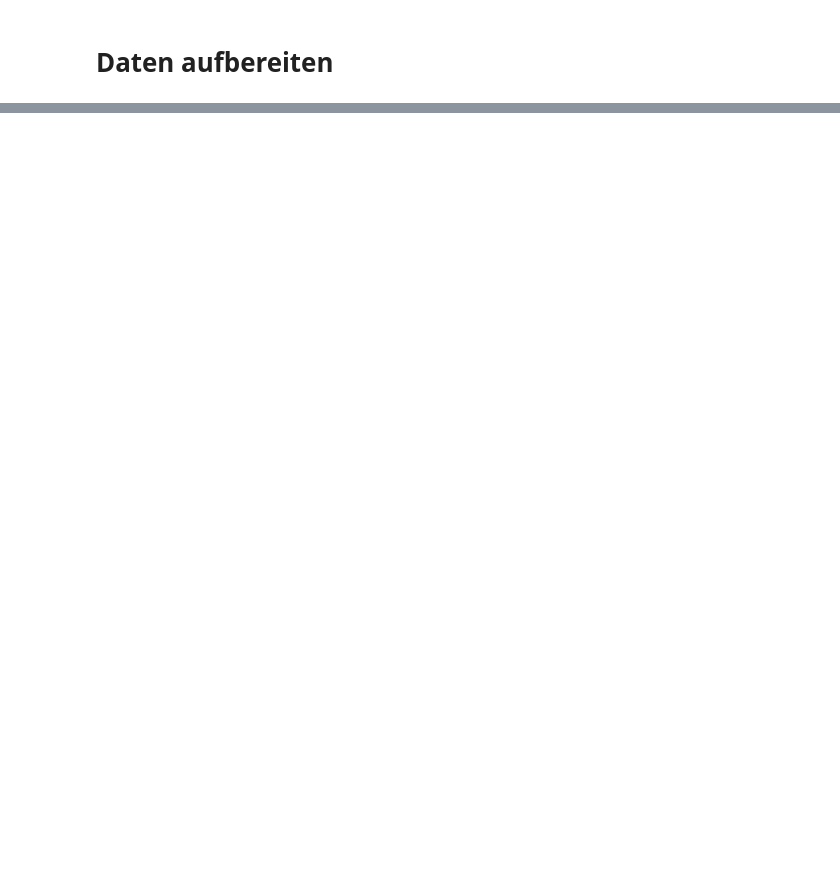
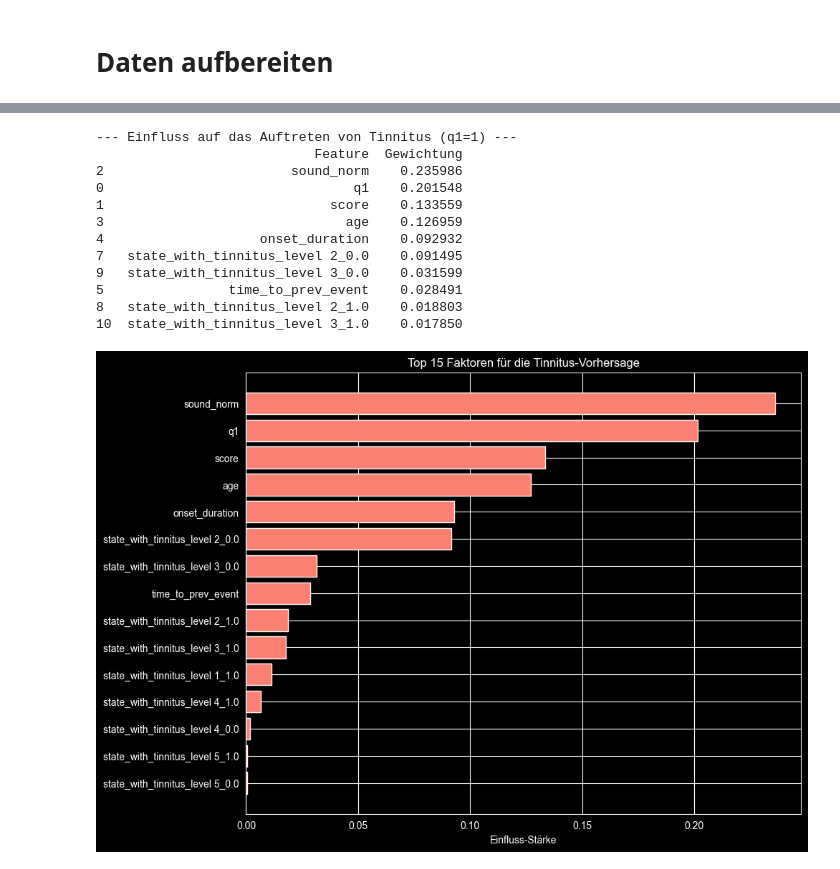
Before and after one commit to berielias-cpu/MasterArbeit, a Jupyter notebook: Masterarbeit/01_EDA_V2.1.ipynb, the cells around one changed output, grey strips where cells are left out. Saved outputs shown, nothing was run; the diff lists cells and outputs as text; code cells hidden in the pictures; blank space fills up the shorter version.

```diff
--- a/Masterarbeit/01_EDA_V2.1.ipynb
+++ b/Masterarbeit/01_EDA_V2.1.ipynb
@@ -424,0 +666,78 @@ pm4py.write_xes(log, '/Users/elias/Desktop/Uni/4. Semester : Masterarbeit/2026-0
+# %%
+'''
+# --> State_with_tinnitus hat deutlich weniger einfluss als score allein.
+
+# --- Klassifikations-Analyse: Was beeinflusst das Tinnitus-Auftreten (next_q1)? ---
+
+# 1. Daten vorbereiten
+df['next_q1'] = df.groupby('user_id')['q1'].shift(-1)
+
+# Features festlegen
+features_clf = ["q1", "score", "state_with_tinnitus", "sound_norm", "age", "onset_duration", "time_to_prev_event"]
+target_clf = "next_q1"
+
+# Daten bereinigen
+df_clf = df[features_clf + [target_clf]].dropna()
+
+# 2. DER ENTSCHEIDENDE SCHRITT: One-Hot-Encoding für den String "state_with_tinnitus"
+# Das wandelt "level 1_0.0" etc. in Spalten mit 0 und 1 um
+X_raw = df_clf[features_clf]
+X_clf = pd.get_dummies(X_raw, columns=["state_with_tinnitus"], drop_first=True)
+
+y_clf = df_clf[target_clf].astype(int)
+
+# 3. Random Forest Classifier trainieren
+clf = RandomForestClassifier(n_estimators=100, random_state=42)
+clf.fit(X_clf, y_clf)
+
+# 4. Einflussfaktoren (Feature Importance)
+# Da X_clf jetzt mehr Spalten hat (durch dummies), nehmen wir X_clf.columns
+importances_clf = pd.DataFrame({
+    "Feature": X_clf.columns,
+    "Gewichtung": clf.feature_importances_
+}).sort_values(by="Gewichtung", ascending=False)
+
+print("\n--- Einfluss auf das Auftreten von Tinnitus (q1=1) ---")
+print(importances_clf.head(10)) # Top 10 anzeigen
+
+# 5. Visualisierung
+plt.figure(figsize=(10, 8))
+# Wir plotten nur die Top 15, falls es durch die Dummies zu viele geworden sind
+top_n = 15
+plt.barh(importances_clf["Feature"].head(top_n), importances_clf["Gewichtung"].head(top_n), color="salmon")
+plt.xlabel("Einfluss-Stärke")
+plt.title(f"Top {top_n} Faktoren für die Tinnitus-Vorhersage")
+plt.gca().invert_yaxis()
+plt.show()
+'''
+
+'''
+Output:
+
+--- Einfluss auf das Auftreten von Tinnitus (q1=1) ---
+                            Feature  Gewichtung
+2                        sound_norm    0.235986
+0                                q1    0.201548
+1                             score    0.133559
+3                               age    0.126959
+4                    onset_duration    0.092932
+7   state_with_tinnitus_level 2_0.0    0.091495
+9   state_with_tinnitus_level 3_0.0    0.031599
+5                time_to_prev_event    0.028491
+8   state_with_tinnitus_level 2_1.0    0.018803
+10  state_with_tinnitus_level 3_1.0    0.017850
+'''
+# %% [output]
+--- Einfluss auf das Auftreten von Tinnitus (q1=1) ---
+                            Feature  Gewichtung
+2                        sound_norm    0.235986
+0                                q1    0.201548
+1                             score    0.133559
+3                               age    0.126959
+4                    onset_duration    0.092932
+7   state_with_tinnitus_level 2_0.0    0.091495
+9   state_with_tinnitus_level 3_0.0    0.031599
+5                time_to_prev_event    0.028491
+8   state_with_tinnitus_level 2_1.0    0.018803
+10  state_with_tinnitus_level 3_1.0    0.017850
+[figure, added]
```
Also changed, not shown: parts of 126 cells of this notebook, 2 other files.
